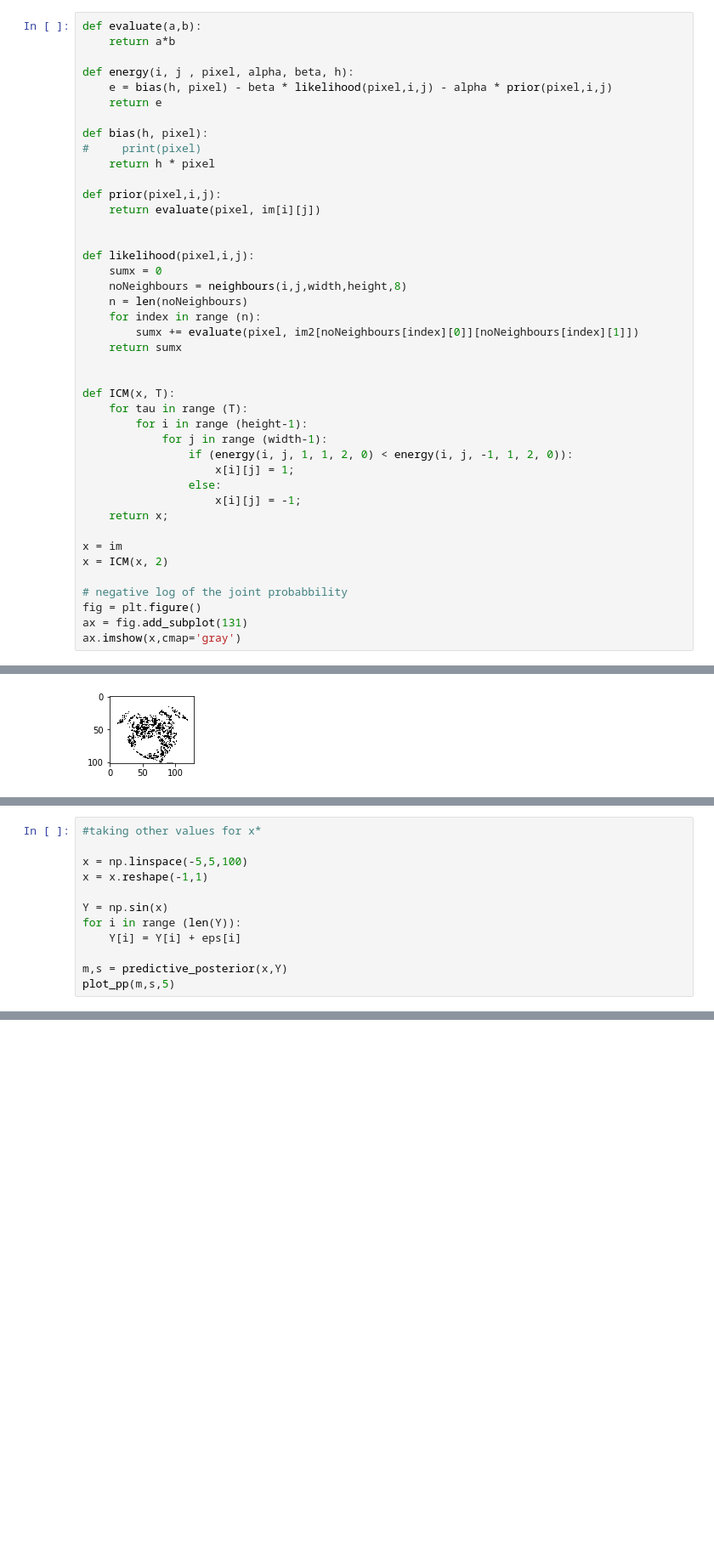
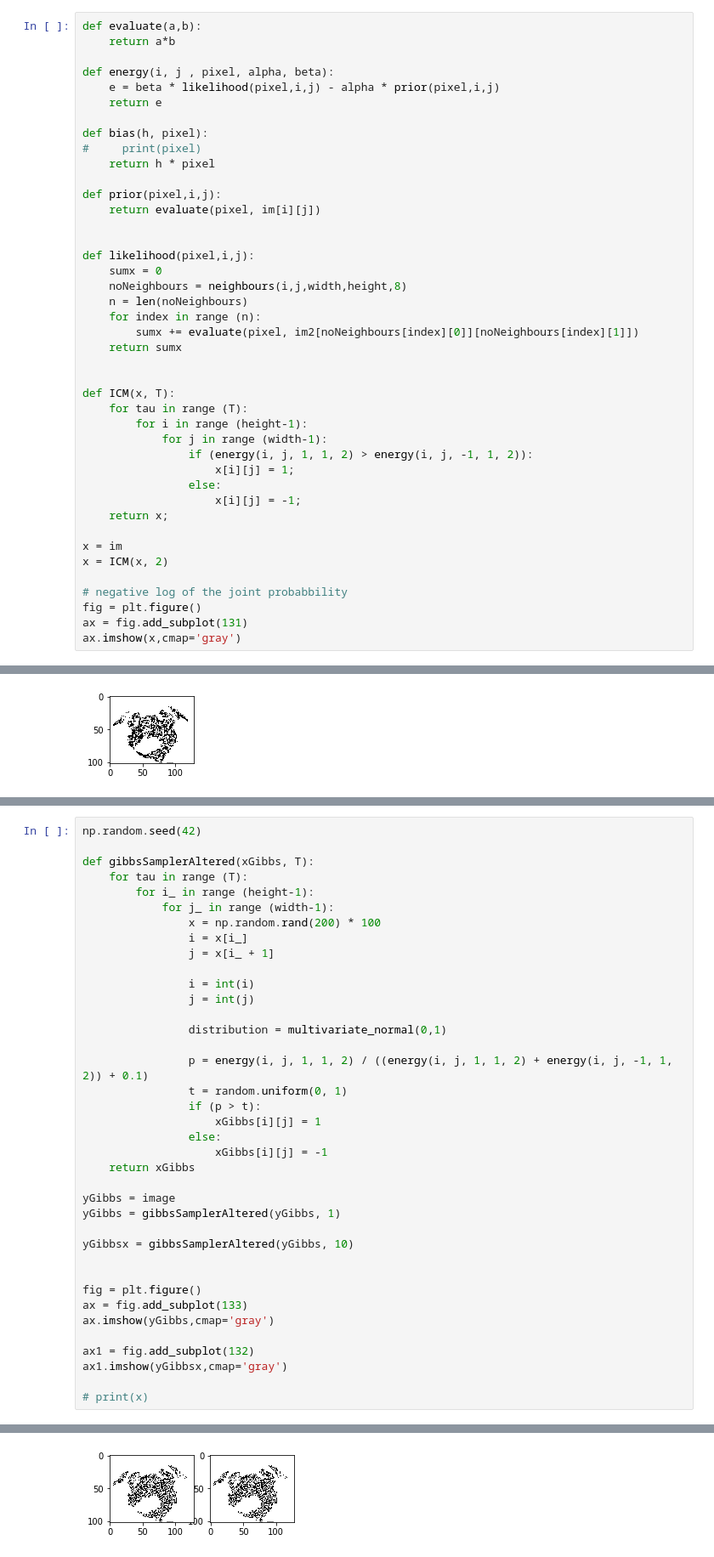
Before and after one commit to adamsadiq7/ML-Inference, a Jupyter notebook: Coursework.ipynb, the cells around one changed output, grey strips where cells are left out. Shown: that part at 85% size. Cells and saved outputs as stored; diff of their text form; blank space fills up the shorter version.

```diff
--- a/Coursework.ipynb
+++ b/Coursework.ipynb
@@ -118,8 +124,8 @@ Use ``imageio.imread`` instead.
 def evaluate(a,b):
     return a*b
 
-def energy(i, j , pixel, alpha, beta, h):
-    e = bias(h, pixel) - beta * likelihood(pixel,i,j) - alpha * prior(pixel,i,j)
+def energy(i, j , pixel, alpha, beta):
+    e = beta * likelihood(pixel,i,j) - alpha * prior(pixel,i,j)
     return e
 
 def bias(h, pixel):
@@ -143,7 +149,7 @@ def ICM(x, T):
     for tau in range (T):
         for i in range (height-1):
             for j in range (width-1):
-                if (energy(i, j, 1, 1, 2, 0) < energy(i, j, -1, 1, 2, 0)):
+                if (energy(i, j, 1, 1, 2) > energy(i, j, -1, 1, 2)):
                     x[i][j] = 1;
                 else:
                     x[i][j] = -1;
@@ -373,12 +189,0 @@ plot_pp(m,s,20)
-# %%
-#taking other values for x*
-
-x = np.linspace(-5,5,100)
-x = x.reshape(-1,1)
-
-Y = np.sin(x)
-for i in range (len(Y)):
-    Y[i] = Y[i] + eps[i]
-
-m,s = predictive_posterior(x,Y)
-plot_pp(m,s,5)
@@ -503,0 +190,39 @@ plt.show()
+# %%
+np.random.seed(42)
+
+def gibbsSamplerAltered(xGibbs, T):
+    for tau in range (T):
+        for i_ in range (height-1):
+            for j_ in range (width-1):
+                x = np.random.rand(200) * 100
+                i = x[i_]
+                j = x[i_ + 1]
+
+                i = int(i)
+                j = int(j)
+
+                distribution = multivariate_normal(0,1)
+
+                p = energy(i, j, 1, 1, 2) / ((energy(i, j, 1, 1, 2) + energy(i, j, -1, 1, 2)) + 0.1)
+                t = random.uniform(0, 1)
+                if (p > t):
+                    xGibbs[i][j] = 1
+                else:
+                    xGibbs[i][j] = -1
+    return xGibbs
+
+yGibbs = image
+yGibbs = gibbsSamplerAltered(yGibbs, 1)
+
+yGibbsx = gibbsSamplerAltered(yGibbs, 10)
+
+
+fig = plt.figure()
+ax = fig.add_subplot(133)
+ax.imshow(yGibbs,cmap='gray')
+
+ax1 = fig.add_subplot(132)
+ax1.imshow(yGibbsx,cmap='gray')
+
+# print(x)
+# %% [output]
@@ -503,0 +230 @@ plt.show()
+[figure, added]
```
Also changed, not shown: parts of 16 cells of this notebook, 2 other files.
